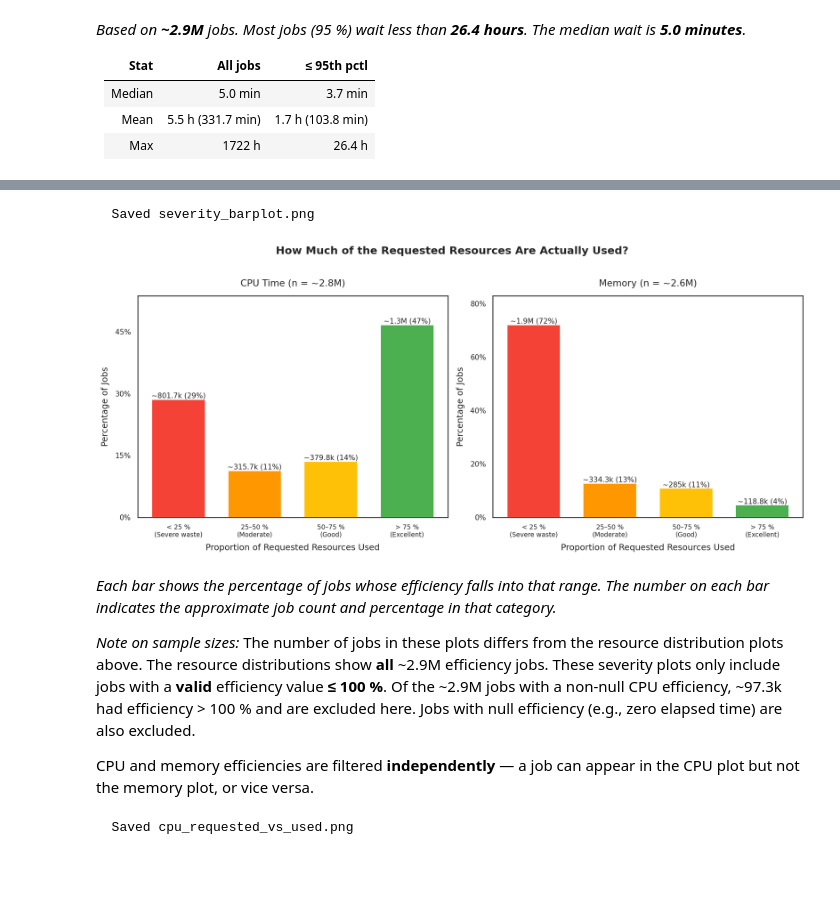
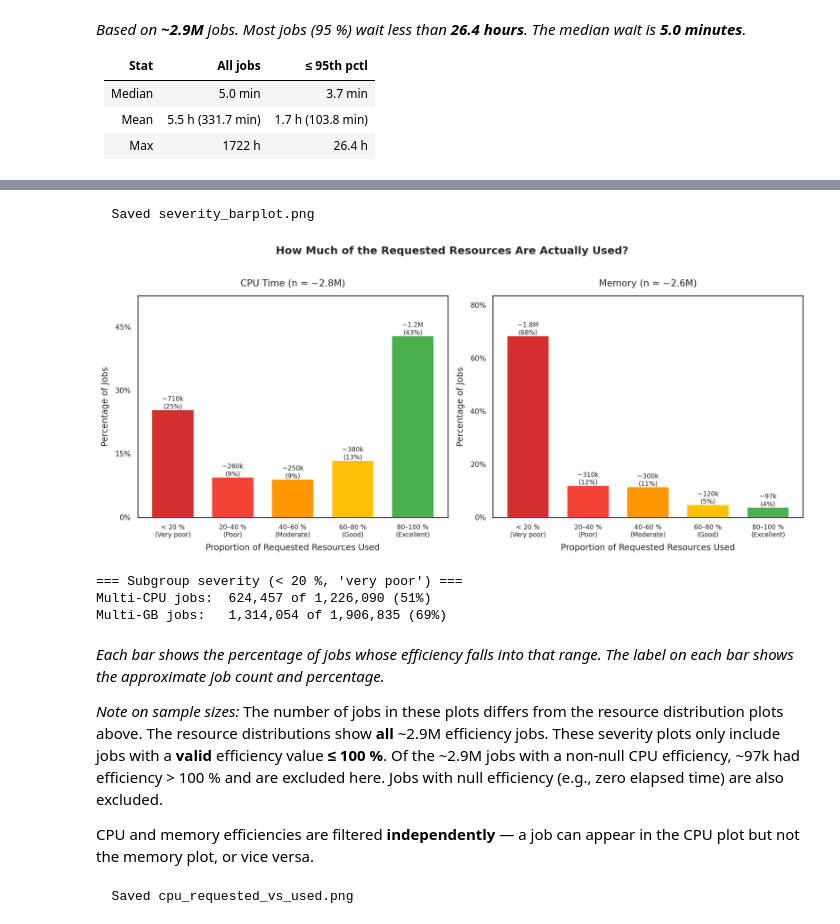
Before and after one commit to kcl-eresearch/hpc-data-analysis, a Jupyter notebook: notebooks/blog_2026-02_sustainability.ipynb, the cells around one changed output, grey strips where cells are left out. Cells and saved outputs as stored; diff of their text form; code cells hidden in the pictures; blank space fills up the shorter version.

Commit message:
fix: work on blog post, polishing figures; feature: added time efficiency distribution plots

```diff
--- a/notebooks/blog_2026-02_sustainability.ipynb
+++ b/notebooks/blog_2026-02_sustainability.ipynb
@@ -103,7 +102,7 @@ df['faculty'] = df['faculty'].str.strip('"')
 df = df.replace('NULL', np.nan)
 
 num_cols = [c for c in df.columns
-            if c not in ('username', 'faculty', 'submission_type')]
+            if c not in ('username', 'faculty', 'submission_type', 'mem_type')]
 for c in num_cols:
     df[c] = pd.to_numeric(df[c], errors='coerce')
 
@@ -734,7 +1001,7 @@ total = len(time_req_min)
 fig, ax = plt.subplots(figsize=(10, 5))
 bars = ax.bar(range(len(labels)), values, color='#9C27B0', alpha=0.7, edgecolor='white')
 ax.set_xticks(range(len(labels)))
-ax.set_xticklabels(labels, rotation=45, ha='right')
+ax.set_xticklabels(labels, rotation=45, ha='center')
 
 # Linear y-axis with readable formatting
 ax.yaxis.set_major_formatter(mticker.FuncFormatter(
@@ -769,7 +1036,7 @@ Based on all {approx(len(time_req))} efficiency jobs.*
 | % requesting ≤ 24 h | {(time_req_hrs <= 24).mean()*100:.1f} % |
 
 Over-requesting time does not block resources after a job finishes — the
-scheduler releases nodes immediately. However, requesting more time than
+scheduler releases CPUs and memory immediately. However, requesting more time than
 needed **increases queue wait time**, because the scheduler must find a
-slot where nodes are free for the full requested duration.
+slot where resources are free for the full requested duration.
 '''))
@@ -934,9 +1181,10 @@ percentile).*
 | Max | 20 |
 | % single-node | 99.1 % |
 # %%
-bins   = [0, 25, 50, 75, 100.01]   # 100.01 to include exactly 100
-labels = ['< 25 %\n(Severe waste)', '25\u201350 %\n(Moderate)', '50\u201375 %\n(Good)', '> 75 %\n(Excellent)']
-colors = ['#F44336', '#FF9800', '#FFC107', '#4CAF50']
+bins   = [0, 20, 40, 60, 80, 100.01]   # 100.01 to include exactly 100
+labels = ['< 20 %\n(Very poor)', '20\u201340 %\n(Poor)', '40\u201360 %\n(Moderate)',
+          '60\u201380 %\n(Good)', '80\u2013100 %\n(Excellent)']
+colors = ['#D32F2F', '#F44336', '#FF9800', '#FFC107', '#4CAF50']
 
 cpu_filt = df['cpu_eff_req'].dropna()
 cpu_filt = cpu_filt[cpu_filt <= 100]
@@ -961,53 +1209,73 @@ for ax, counts, resource, n in [
     ax.set_xticklabels(labels, fontsize=9)
     ax.set_xlabel('Proportion of Requested Resources Used', fontsize=12)
     ax.set_ylabel('Percentage of Jobs', fontsize=12)
-    ax.set_ylim(0, max(pcts) * 1.15)
+    ax.set_ylim(0, max(pcts) * 1.22)
     ax.yaxis.set_major_locator(mticker.MaxNLocator(nbins=5))
     ax.yaxis.set_major_formatter(mticker.FuncFormatter(lambda x, _: f'{x:.0f}%'))
     ax.set_title(f'{resource} (n = {approx(n)})', fontsize=13)
     for bar, v, pct in zip(bars, counts.values, pcts):
         ax.text(bar.get_x() + bar.get_width() / 2, bar.get_height(),
-                f'{approx(v)} ({pct:.0f}%)', ha='center', va='bottom', fontsize=10)
+                f'{approx(v)}\n({pct:.0f}%)', ha='center', va='bottom', fontsize=9)
 
 fig.suptitle('How Much of the Requested Resources Are Actually Used?',
              fontsize=15, fontweight='bold', y=1.02)
 plt.tight_layout()
 savefig('severity_barplot.png')
 plt.show()
 
+# --- Severity breakdown for subgroups ---
+# Multi-CPU jobs
+multi_cpu_eff = df.loc[df['req_cpus'] > 1, 'cpu_eff_req'].dropna()
+multi_cpu_le100 = multi_cpu_eff[multi_cpu_eff <= 100]
+multi_cpu_very_poor = (multi_cpu_le100 < 20).sum()
+
+# Multi-GB memory jobs (>1 GiB)
+df_with_mem = df[df['reqmem_bytes'].notna()].copy()
+df_with_mem['reqmem_gib'] = df_with_mem['reqmem_bytes'] / (1024**3)
+multi_gb_eff = df_with_mem.loc[df_with_mem['reqmem_gib'] > 1, 'mem_eff'].dropna()
+multi_gb_le100 = multi_gb_eff[multi_gb_eff <= 100]
+multi_gb_very_poor = (multi_gb_le100 < 20).sum()
+
+print("=== Subgroup severity (< 20 %, 'very poor') ===")
+print(f"Multi-CPU jobs:  {multi_cpu_very_poor:,} of {len(multi_cpu_le100):,} "
+      f"({multi_cpu_very_poor / len(multi_cpu_le100) * 100:.0f}%)")
+print(f"Multi-GB jobs:   {multi_gb_very_poor:,} of {len(multi_gb_le100):,} "
+      f"({multi_gb_very_poor / len(multi_gb_le100) * 100:.0f}%)")
+
 n_cpu_all = df['req_cpus'].notna().sum()
 n_cpu_valid_eff = df['cpu_eff_req'].notna().sum()
 n_cpu_over100 = (df['cpu_eff_req'] > 100).sum()
 
 display(Markdown(f'''
 *Each bar shows the percentage of jobs whose efficiency falls into that range.
-The number on each bar indicates the approximate job count and percentage in
-that category.*
+The label on each bar shows the approximate job count and percentage.*
 
 *Note on sample sizes:* The number of jobs in these plots differs from the
 resource distribution plots above. The resource distributions show **all**
 {approx(n_cpu_all)} efficiency jobs. These severity plots only include jobs with a
 **valid** efficiency value **\u2264 100 %**. Of the {approx(n_cpu_valid_eff)} jobs
 with a non-null CPU efficiency, {approx(n_cpu_over100)} had efficiency > 100 % and
 are excluded here. Jobs with null efficiency (e.g., zero elapsed time) are
 also excluded.
 
 CPU and memory efficiencies are filtered **independently** — a job can appear
 in the CPU plot but not the memory plot, or vice versa.
 '''))
 # %% [output]
   Saved severity_barplot.png
-[figure, old version]
+[figure, new version]
+=== Subgroup severity (< 20 %, 'very poor') ===
+Multi-CPU jobs:  624,457 of 1,226,090 (51%)
+Multi-GB jobs:   1,314,054 of 1,906,835 (69%)
 
 *Each bar shows the percentage of jobs whose efficiency falls into that range.
-The number on each bar indicates the approximate job count and percentage in
-that category.*
+The label on each bar shows the approximate job count and percentage.*
 
 *Note on sample sizes:* The number of jobs in these plots differs from the
 resource distribution plots above. The resource distributions show **all**
 ~2.9M efficiency jobs. These severity plots only include jobs with a
 **valid** efficiency value **≤ 100 %**. Of the ~2.9M jobs
-with a non-null CPU efficiency, ~97.3k had efficiency > 100 % and
+with a non-null CPU efficiency, ~97k had efficiency > 100 % and
 are excluded here. Jobs with null efficiency (e.g., zero elapsed time) are
 also excluded.
 
```
Also changed, not shown: parts of 19 cells of this notebook, 12 other files.
